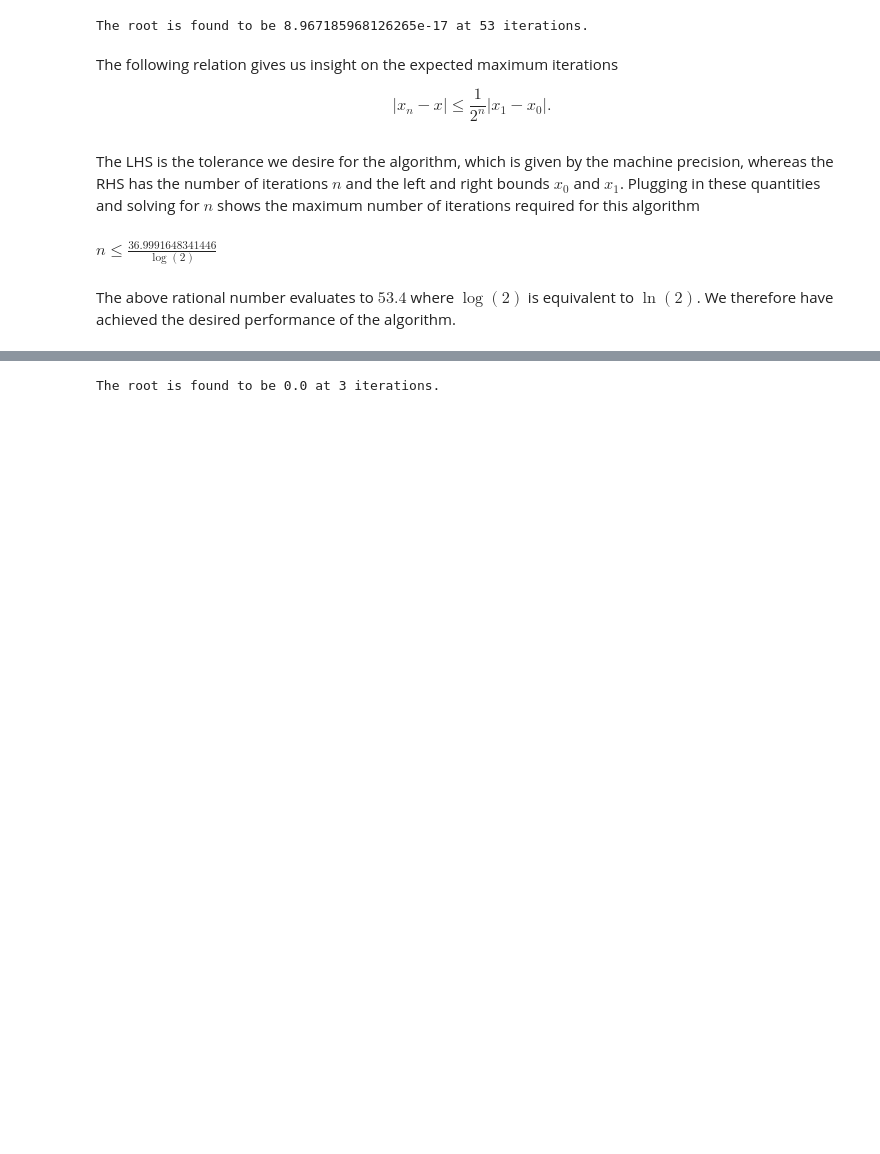
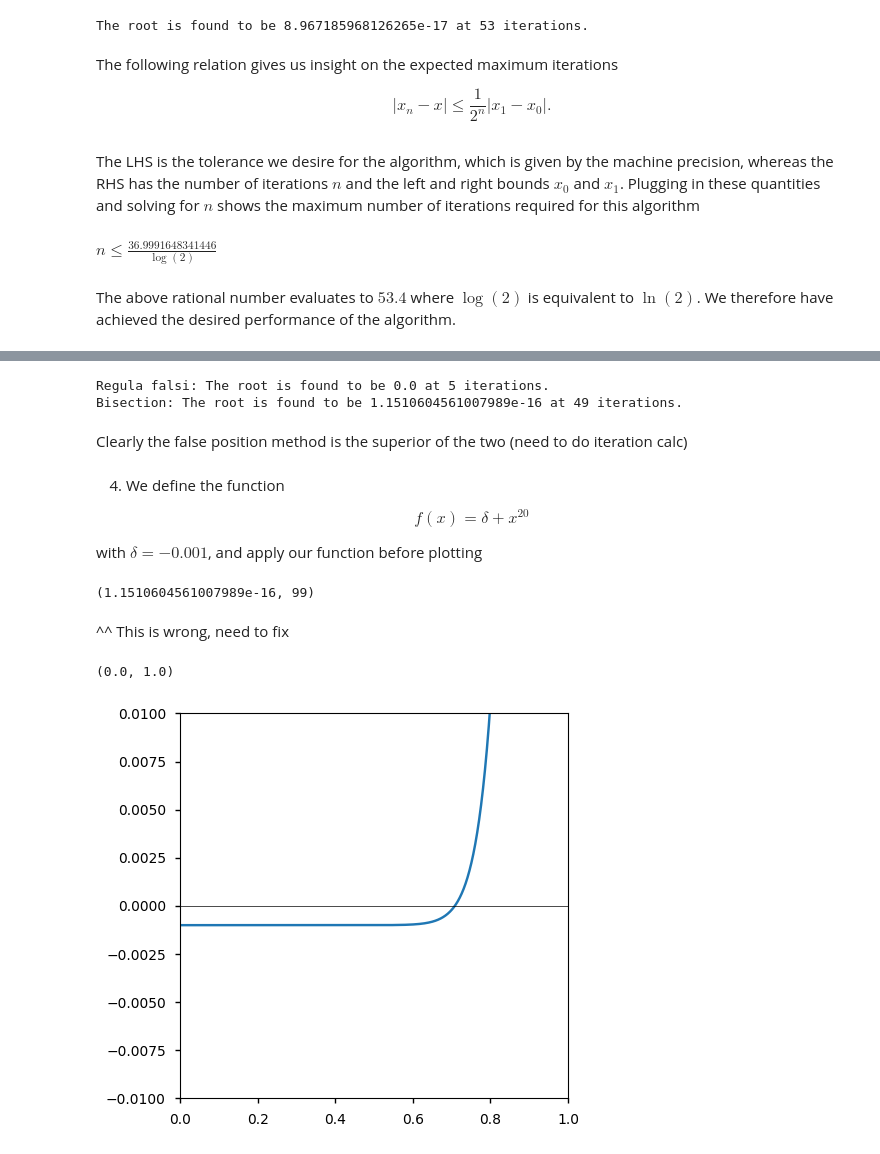
Before and after one commit to trevorolsson/Comp.-Phys.-Projects, a Jupyter notebook: Project 3/project3.ipynb, the cells around one changed output, grey strips where cells are left out. Cells and saved outputs as stored; diff of their text form; code cells hidden in the pictures; blank space fills up the shorter version.

Commit message:
Need to fix regula falsi

```diff
--- a/Project 3/project3.ipynb
+++ b/Project 3/project3.ipynb
@@ -201,6 +205,37 @@ def regula_falsi(function, start, end, tolerance = 1e-5, max_iter = 100):
     return c, i
 # %%
 root, max_iter = regula_falsi(m.sin, -0.01, 0.16, epsilon)
-print(f"The root is found to be {root} at {max_iter} iterations.")
+print(f"Regula falsi: The root is found to be {root} at {max_iter} iterations.")
+root, max_iter = bisection(m.sin, -0.01, 0.16, epsilon)
+print(f"Bisection: The root is found to be {root} at {max_iter} iterations.")
 # %% [output]
-The root is found to be 0.0 at 3 iterations.
+Regula falsi: The root is found to be 0.0 at 5 iterations.
+Bisection: The root is found to be 1.1510604561007989e-16 at 49 iterations.
+# %% [markdown]
+Clearly the false position method is the superior of the two (need to do iteration calc)
+# %% [markdown]
+4. We define the function
+
+$$f(x)= \delta + x^{20}$$
+
+with $\delta=-0.001$, and apply our function before plotting
+# %%
+delta = -0.001
+function_last = lambda x: delta+x**20
+start_last, stop_last= 0, 1
+roots, max_iter = regula_falsi(function_last, start_last, stop_last, epsilon)
+root, max_iter
+# %% [output]
+(1.1510604561007989e-16, 99)
+# %% [markdown]
+^^ This is wrong, need to fix
+# %%
+fig, ax = plt.subplots(ncols=1, nrows=1, figsize=(5,5))
+x_array = np.linspace(start, stop, 1000)
+ax.plot(x_array, function_last(x_array))
+ax.axhline(y=0, color='k', linewidth=0.5)
+ax.set_ylim([-0.01,0.01])
+ax.set_xlim([x_array[0],x_array[-1]])
+# %% [output]
+(0.0, 1.0)
+[figure, added]
```
Also changed, not shown: parts of 4 cells of this notebook.
